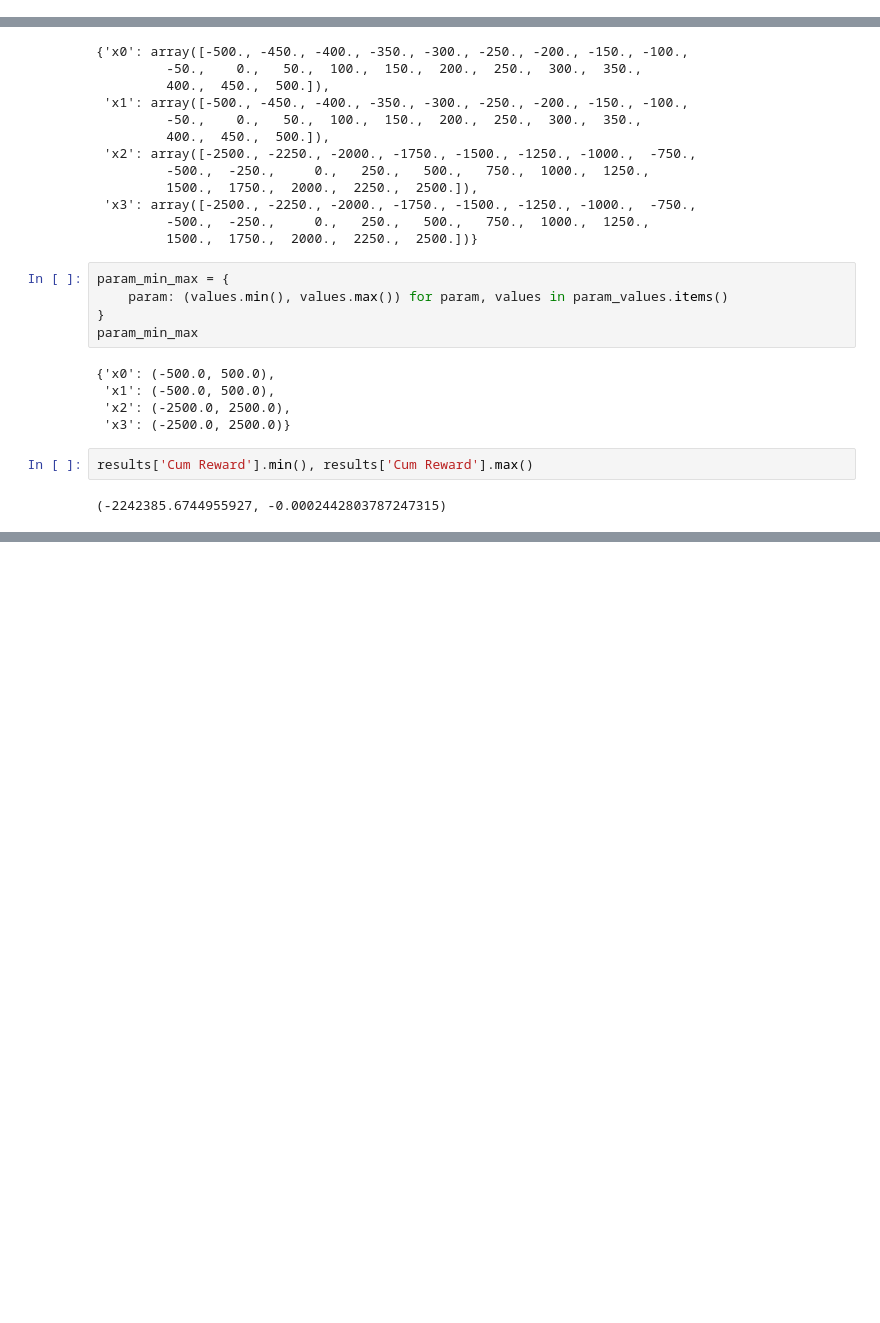
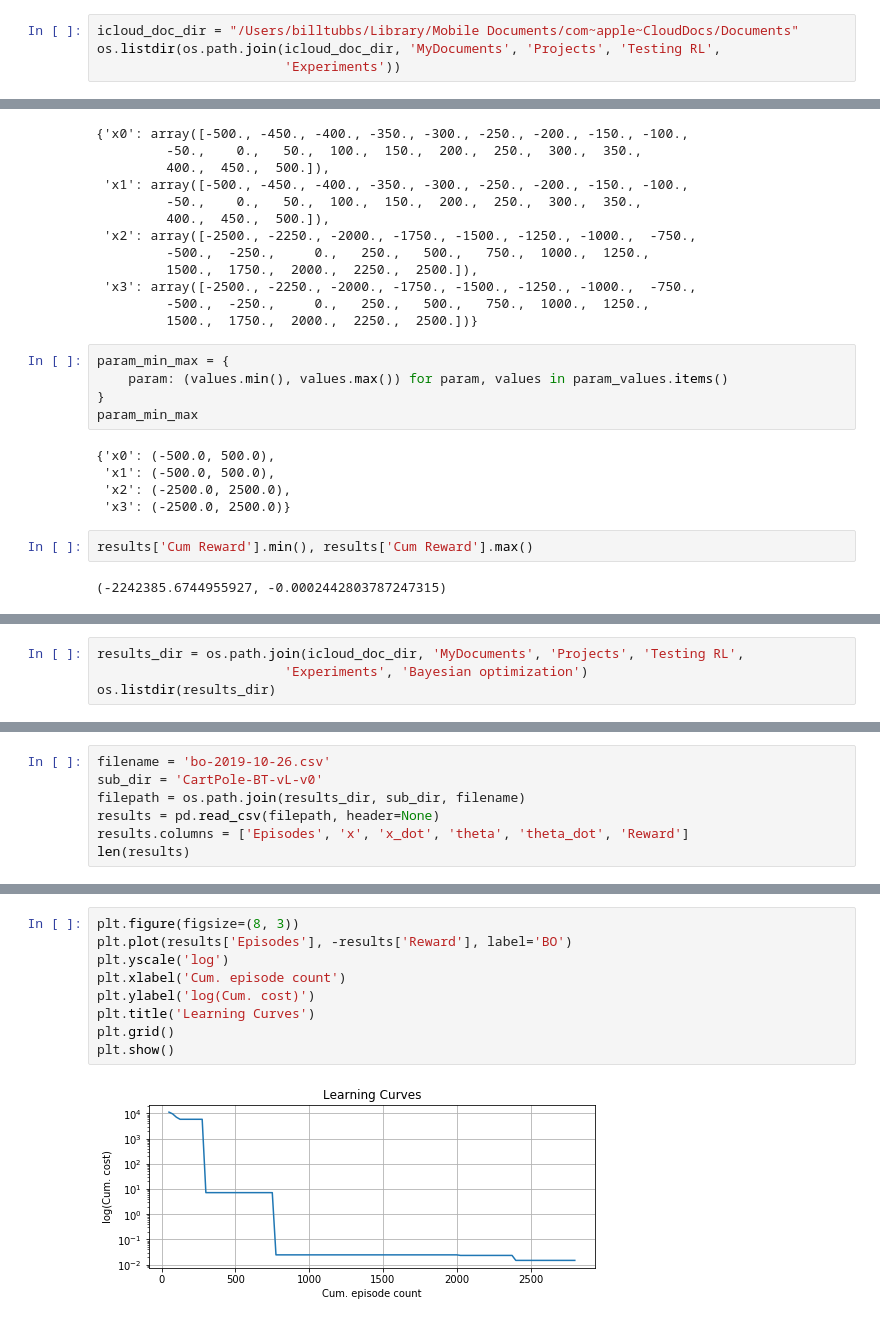
Before and after one commit to billtubbs/testing-rl, a Jupyter notebook: Results-of-Cartpole-Simulations.ipynb, the cells around one changed output, grey strips where cells are left out. Saved outputs shown, nothing was run; the diff lists cells and outputs as text; blank space fills up the shorter version.

Commit message:
BO learning curve

```diff
--- a/Results-of-Cartpole-Simulations.ipynb
+++ b/Results-of-Cartpole-Simulations.ipynb
@@ -19,0 +16,4 @@ os.listdir(results_dir)
+# %%
+icloud_doc_dir = "/Users/billtubbs/Library/Mobile Documents/com~apple~CloudDocs/Documents"
+os.listdir(os.path.join(icloud_doc_dir, 'MyDocuments', 'Projects', 'Testing RL',
+                        'Experiments'))
@@ -102,0 +131,4 @@ plt.show()
+# %%
+results_dir = os.path.join(icloud_doc_dir, 'MyDocuments', 'Projects', 'Testing RL',
+                        'Experiments', 'Bayesian optimization')
+os.listdir(results_dir)
@@ -102,0 +142,7 @@ plt.show()
+# %%
+filename = 'bo-2019-10-26.csv'
+sub_dir = 'CartPole-BT-vL-v0'
+filepath = os.path.join(results_dir, sub_dir, filename)
+results = pd.read_csv(filepath, header=None)
+results.columns = ['Episodes', 'x', 'x_dot', 'theta', 'theta_dot', 'Reward']
+len(results)
@@ -102,0 +160,11 @@ plt.show()
+# %%
+plt.figure(figsize=(8, 3))
+plt.plot(results['Episodes'], -results['Reward'], label='BO')
+plt.yscale('log')
+plt.xlabel('Cum. episode count')
+plt.ylabel('log(Cum. cost)')
+plt.title('Learning Curves')
+plt.grid()
+plt.show()
+# %% [output]
+[figure, added]
```
Also changed, not shown: parts of 18 cells of this notebook.
